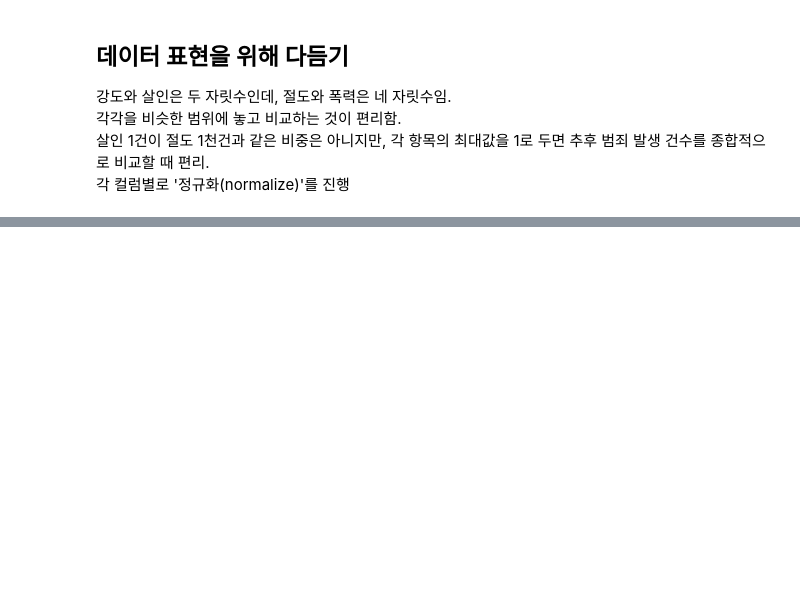
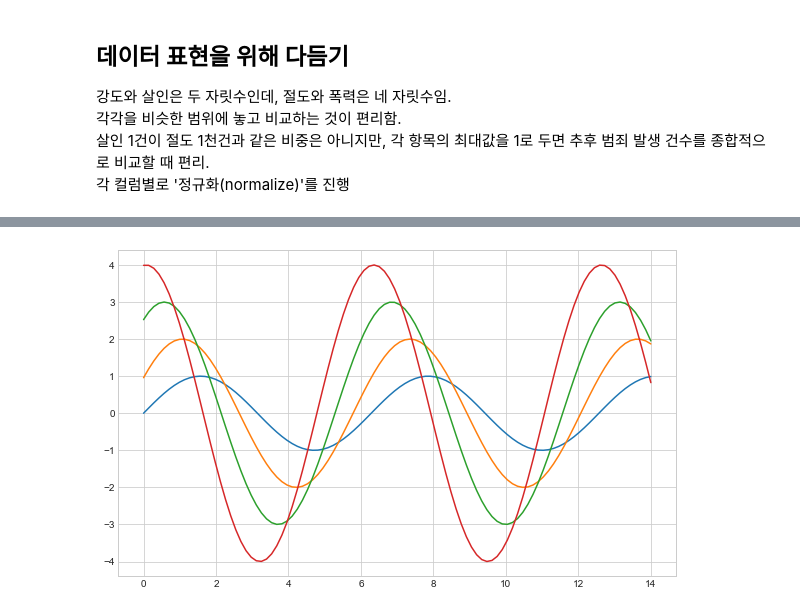
Before and after one commit to KimDoKy/DataScience, a Jupyter notebook: source_code/chap2. Analysis for crime in Seoul.ipynb, the cells around one changed output, grey strips where cells are left out. Cells and saved outputs as stored; diff of their text form; code cells hidden in the pictures; blank space fills up the shorter version.

```diff
--- a/source_code/chap2. Analysis for crime in Seoul.ipynb
+++ b/source_code/chap2. Analysis for crime in Seoul.ipynb
@@ -506,0 +529,10 @@ crime_anal_norm
+# %%
+# whitegrid 스타일도 지원
+
+sns.set_style("whitegrid")
+
+plt.figure(figsize=(10,6))
+plt.plot(x,y1, x,y2, x,y3, x,y4)
+plt.show()
+# %% [output]
+[figure, added]
```
Also changed, not shown: parts of 13 cells of this notebook.
